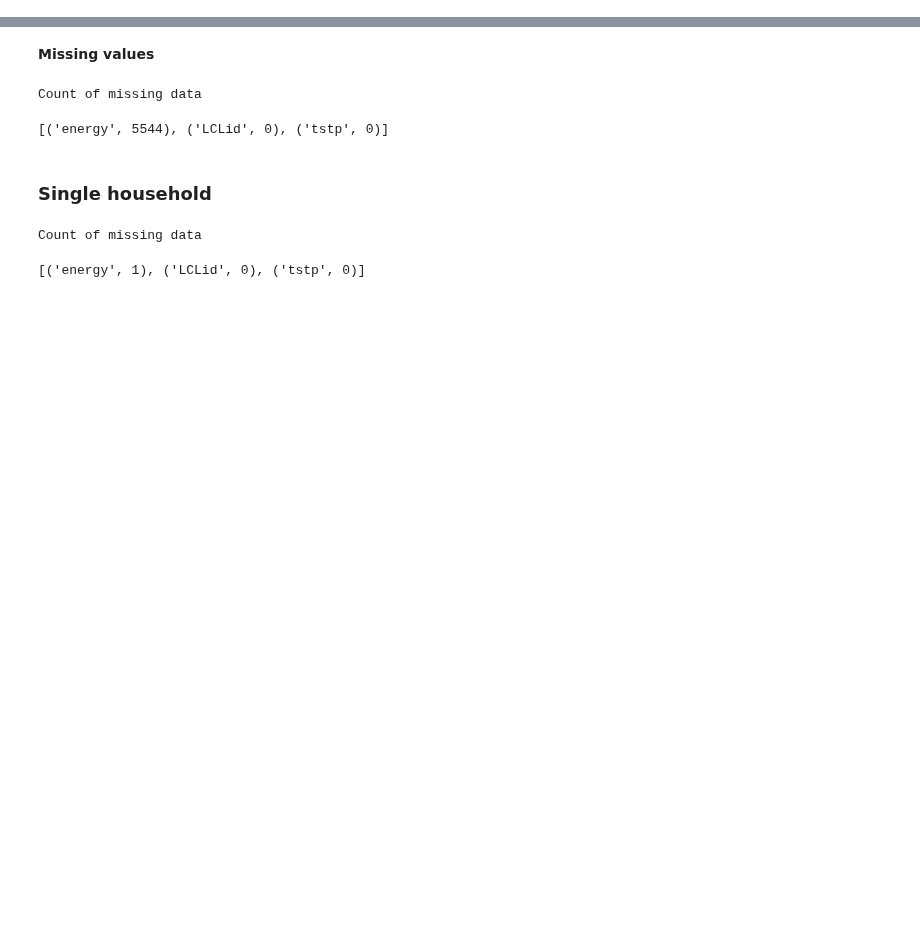
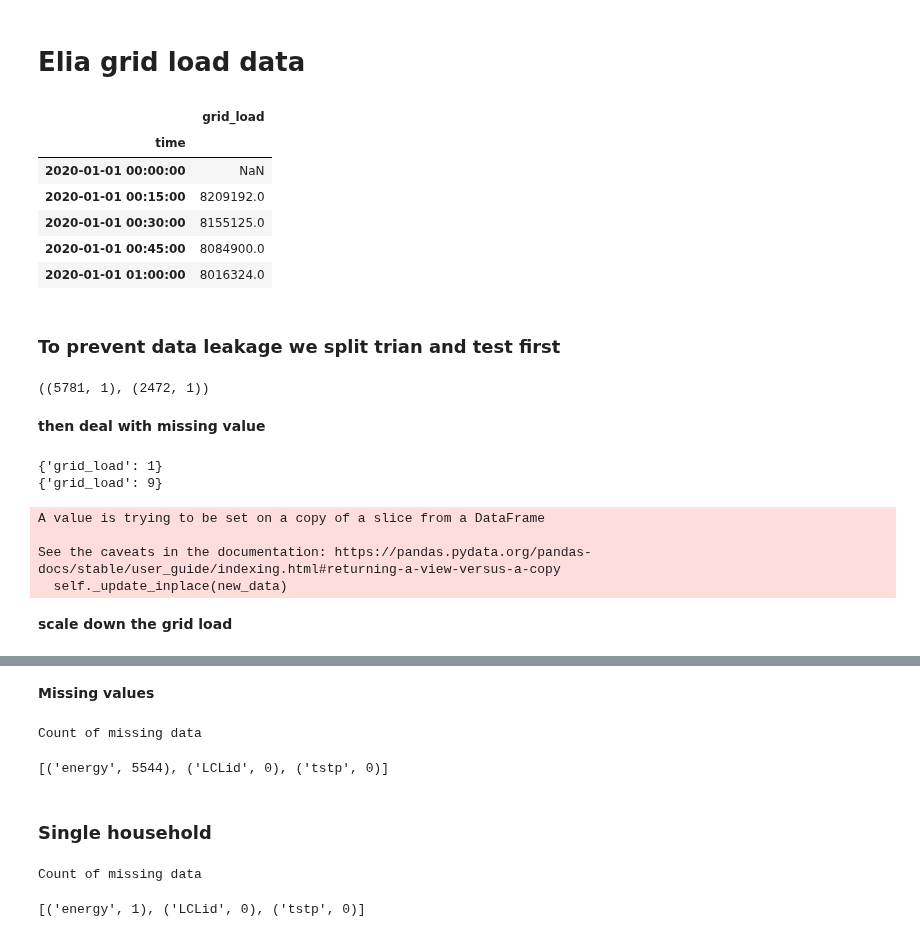
Before and after one commit to charlesfu4/MT, a Jupyter notebook: data/dataPrep.ipynb, the cells around one changed output, grey strips where cells are left out. Cells and saved outputs as stored; diff of their text form; code cells hidden in the pictures; blank space fills up the shorter version.

```diff
--- a/data/dataPrep.ipynb
+++ b/data/dataPrep.ipynb
@@ -131,0 +18,2 @@ elia_qh.to_csv("elia_qh.csv", index = True)
+# %% [markdown]
+# Elia grid load data
@@ -131,0 +71,42 @@ elia_qh.to_csv("elia_qh.csv", index = True)
+# %%
+elia_qh = pd.read_csv("elia_qh.csv", index_col='time')
+elia_qh.head()
+# %% [output]
+|  | grid_load |
+| time |  |
+| 2020-01-01 00:00:00 | NaN |
+| 2020-01-01 00:15:00 | 8209192.0 |
+| 2020-01-01 00:30:00 | 8155125.0 |
+| 2020-01-01 00:45:00 | 8084900.0 |
+| 2020-01-01 01:00:00 | 8016324.0 |
+# %% [markdown]
+### To prevent data leakage we split trian and test first
+# %%
+##8256
+elia_train = elia_qh.iloc[:5781,:]
+elia_test = elia_qh.iloc[5784:,:]
+elia_train.shape, elia_test.shape
+# %% [output]
+((5781, 1), (2472, 1))
+# %% [markdown]
+**then deal with missing value**
+# %%
+## missing value train
+missing = count_missing(elia_train)
+print(missing)
+## missing value test
+missing = count_missing(elia_test)
+print(missing)
+# %% [output]
+{'grid_load': 1}
+{'grid_load': 9}
+# %%
+elia_train.fillna(elia_train.median(), inplace=True)
+elia_test.fillna(elia_test.median(), inplace=True)
+# %% [output]
+A value is trying to be set on a copy of a slice from a DataFrame
+
+See the caveats in the documentation: https://pandas.pydata.org/pandas-docs/stable/user_guide/indexing.html#returning-a-view-versus-a-copy
+  self._update_inplace(new_data)
+# %% [markdown]
+**scale down the grid load**
```
Also changed, not shown: parts of 48 cells of this notebook, 4 other files.
